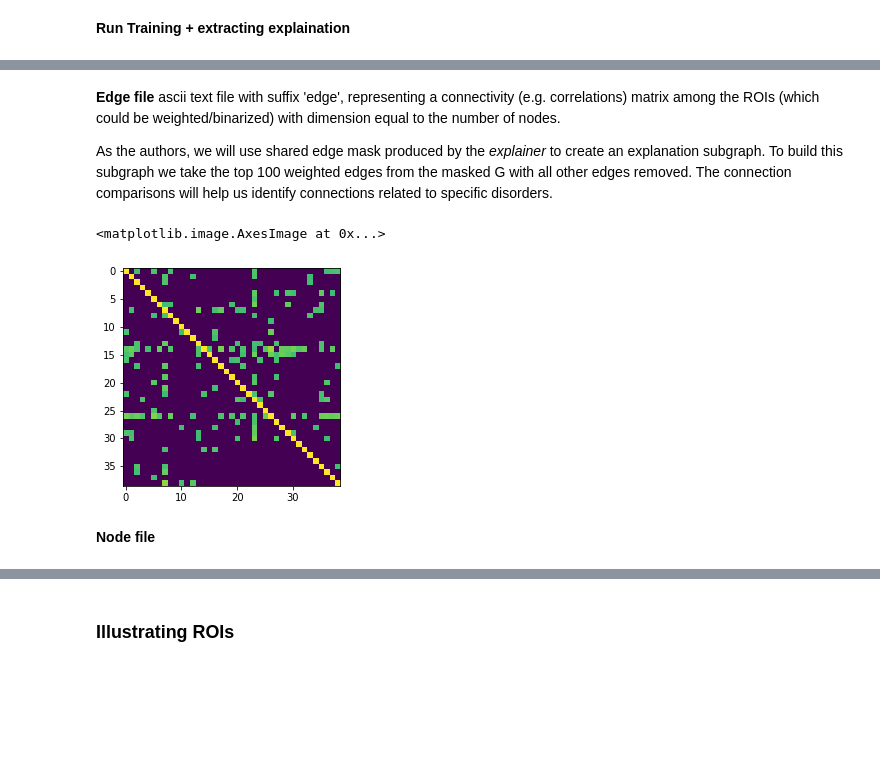
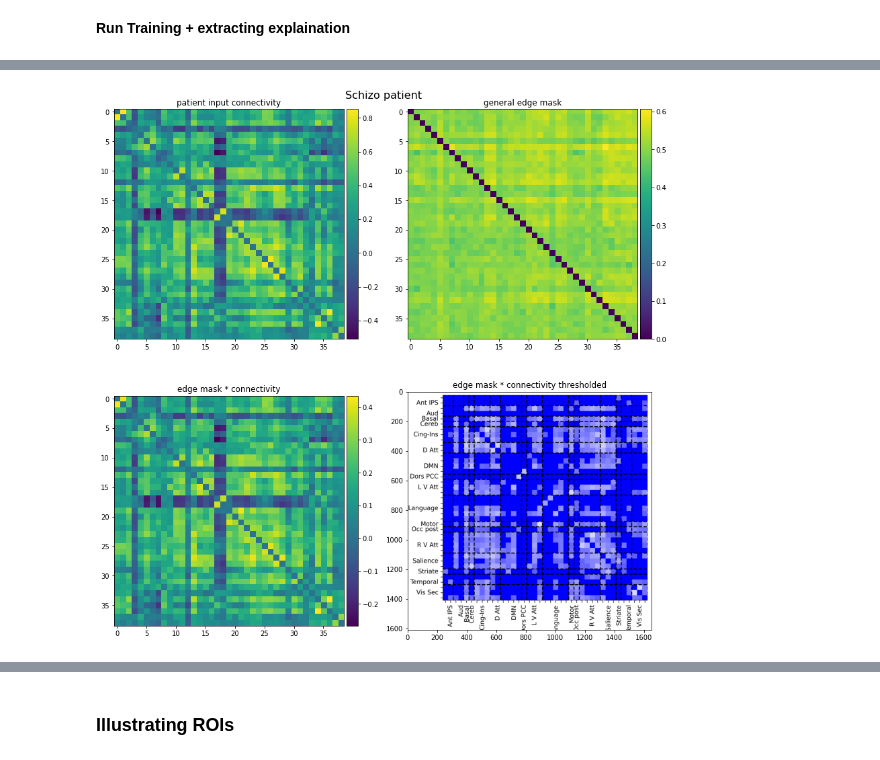
Before and after one commit to BobrG/neuro-gnn-project, a Jupyter notebook: run_gnnexplainer.ipynb, the cells around one changed output, grey strips where cells are left out. Saved outputs shown, nothing was run; the diff lists cells and outputs as text; code cells hidden in the pictures; blank space fills up the shorter version.

```diff
--- a/run_gnnexplainer.ipynb
+++ b/run_gnnexplainer.ipynb
@@ -238,12 +218,0 @@ train_micro=100.00, train_macro=100.00, train_auc=100.00
-# %% [markdown]
-**Edge file** ascii text file with suffix 'edge', representing a connectivity (e.g. correlations) matrix among the ROIs (which could be weighted/binarized) with dimension equal to the number of nodes.
-
-As the authors, we will use shared edge mask produced by the *explainer* to create an explanation subgraph. To build this subgraph we take the top 100 weighted edges from the masked G with all other edges removed. The connection comparisons will help us identify connections related to specific disorders.
-# %%
-thresh_edgemask = np.loadtxt('./IBGNN_modified/fig/explainer_Schiza_seed112078_sharedmask.edge')
-plt.imshow(thresh_edgemask)
-# %% [output]
-<matplotlib.image.AxesImage at 0x...>
-[figure, removed]
-# %% [markdown]
-**Node file**
@@ -255,0 +219,37 @@ with open('./datasets/Schiza.node', 'w', encoding='ascii') as f:
+# %%
+from mpl_toolkits.axes_grid1 import make_axes_locatable
+
+def show_results(idx, type='negative', dir=None):
+
+    fig, axs = plt.subplots(2, 2, figsize=(12, 12))
+
+#     im0 = axs[0, 0].imshow(connectivity_mat)
+    connectivity_mat = np.loadtxt(f'./IBGNN_modified/fig/{dir}/explainer_input_{idx}_{type}.txt')
+    im0 = axs[0, 0].imshow(connectivity_mat)
+    axs[0, 0].set_title('patient input connectivity')
+    divider = make_axes_locatable(axs[0, 0])
+    cax = divider.append_axes('right', size='5%', pad=0.05)
+    fig.colorbar(im0, cax=cax, orientation='vertical');
+
+    im1 = axs[0, 1].imshow(general_edge_mask)
+    axs[0, 1].set_title('general edge mask')
+    divider = make_axes_locatable(axs[0, 1])
+    cax = divider.append_axes('right', size='5%', pad=0.05)
+    fig.colorbar(im1, cax=cax, orientation='vertical');
+
+
+    im2 = axs[1, 0].imshow(general_edge_mask*connectivity_mat)
+    axs[1, 0].set_title('edge mask * connectivity')
+    divider = make_axes_locatable(axs[1, 0])
+    cax = divider.append_axes('right', size='5%', pad=0.05)
+    fig.colorbar(im2, cax=cax, orientation='vertical');
+
+    axs[1, 1].imshow(plt.imread(f'./IBGNN_modified//fig/{dir}//explained_Schiza_seed123457_{type}_{idx}_heatmap.png')[190:, 300:1950])
+    axs[1, 1].set_title('edge mask * connectivity thresholded')
+
+    fig.tight_layout()
+    fig.suptitle('Schizo patient', fontsize=16);
+# %%
+show_results(0, 'negative', '/')
+# %% [output]
+[figure, added]
```
Also changed, not shown: parts of 22 cells of this notebook, 3 other files.
